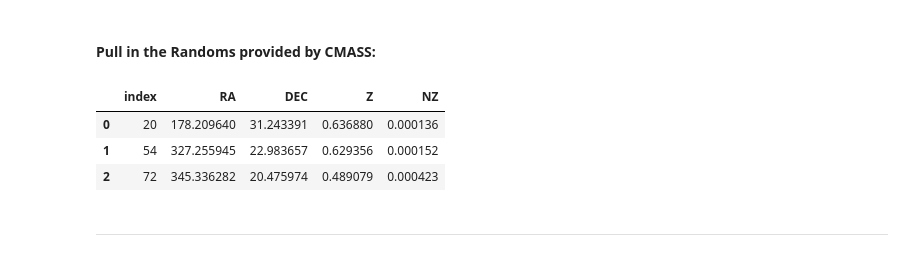
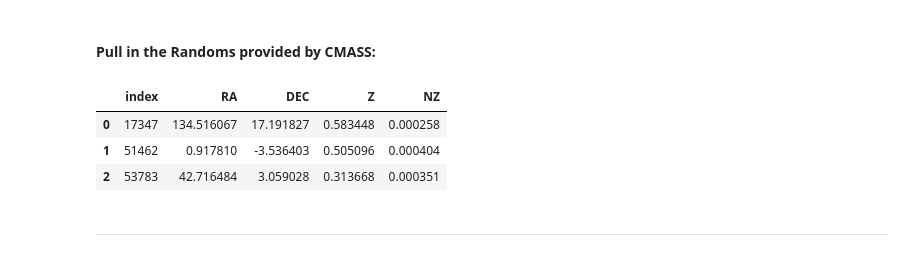
Before and after one commit to MTabbutt/Cosmology, a Jupyter notebook: SNe CrossCorrelations/PanSTARRS and CMASS _ Correlations.ipynb, the cells around one changed output. Drawn from its saved outputs; the diff is of its cells as text; code cells hidden in the pictures.

```diff
--- a/SNe CrossCorrelations/PanSTARRS and CMASS _ Correlations.ipynb
+++ b/SNe CrossCorrelations/PanSTARRS and CMASS _ Correlations.ipynb
@@ -85,14 +127,14 @@ CMASSLOWZTOT_DF.head(3) # 1.3 million objects
 #### Pull in the Randoms provided by CMASS:
 # %%
 connBOSSRands = sqlite3.connect(dataPath + 'CMASS_and_LOWZ_rands.db')
-randSampleQry = "SELECT * FROM CMASSLOWZTOT_South_rands WHERE `index` IN (SELECT `index` FROM CMASSLOWZTOT_South_rands ORDER BY RANDOM() LIMIT 500000) UNION SELECT * FROM CMASSLOWZTOT_North_rands WHERE `index` IN (SELECT `index` FROM CMASSLOWZTOT_North_rands ORDER BY RANDOM() LIMIT 500000)"
-randQry = "SELECT * FROM CMASSLOWZTOT_South_rands UNION SELECT * FROM CMASSLOWZTOT_North_rands"
+randSampleQry = "SELECT * FROM CMASSLOWZTOT_South_rands WHERE `index` IN (SELECT `index` FROM CMASSLOWZTOT_South_rands ORDER BY RANDOM() LIMIT 500) UNION SELECT * FROM CMASSLOWZTOT_North_rands WHERE `index` IN (SELECT `index` FROM CMASSLOWZTOT_North_rands ORDER BY RANDOM() LIMIT 500)"
+#randQry = "SELECT * FROM CMASSLOWZTOT_South_rands UNION SELECT * FROM CMASSLOWZTOT_North_rands"
 
 CMASSLOWZTOT_DF_rands = pd.read_sql(randSampleQry, con=connBOSSRands)
 CMASSLOWZTOT_DF_rands.to_json(dataPath + "CMASSLOWZTOT_DF_rands")
 CMASSLOWZTOT_DF_rands.head(3)
 # %% [output]
 |  | index | RA | DEC | Z | NZ |
-| 0 | 20 | 178.209640 | 31.243391 | 0.636880 | 0.000136 |
-| 1 | 54 | 327.255945 | 22.983657 | 0.629356 | 0.000152 |
-| 2 | 72 | 345.336282 | 20.475974 | 0.489079 | 0.000423 |
+| 0 | 17347 | 134.516067 | 17.191827 | 0.583448 | 0.000258 |
+| 1 | 51462 | 0.917810 | -3.536403 | 0.505096 | 0.000404 |
+| 2 | 53783 | 42.716484 | 3.059028 | 0.313668 | 0.000351 |
```
Also changed, not shown: parts of 130 cells of this notebook.
